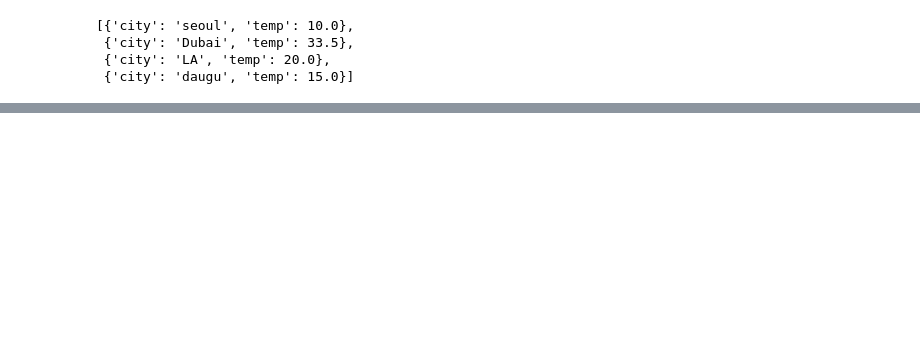
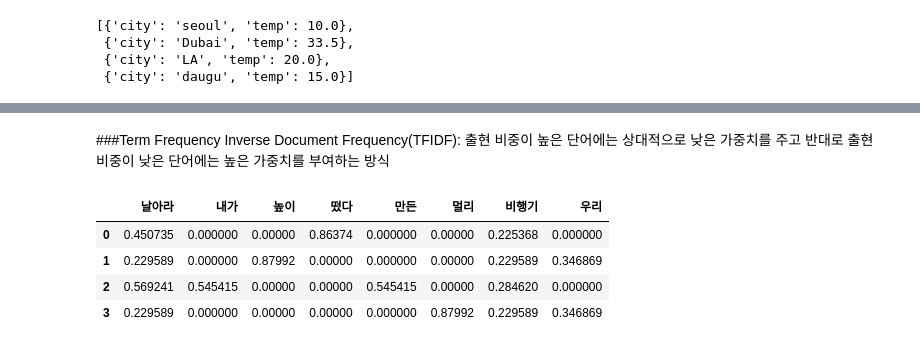
Before and after one commit to chaehchaeh/MajorAI-MLTheory-Math-, a Jupyter notebook: 기계학습원리1_2.ipynb, the cells around one changed output, grey strips where cells are left out. Drawn from its saved outputs; the diff is of its cells as text; code cells hidden in the pictures; blank space fills up the shorter version.

```diff
--- a/기계학습원리1_2.ipynb
+++ b/기계학습원리1_2.ipynb
@@ -65,0 +149,16 @@ array(['city=Dubai', 'city=LA', 'city=seoul', 'temp'], dtype=object)
+# %% [markdown]
+###Term Frequency Inverse Document Frequency(TFIDF):
+출현 비중이 높은 단어에는 상대적으로 낮은 가중치를 주고 반대로 출현 비중이 낮은 단어에는 높은 가중치를 부여하는 방식
+# %%
+from sklearn.feature_extraction.text import TfidfVectorizer
+tfid=TfidfVectorizer()
+#높은 빈도는 낮은 가중치, 낮은 빈도는 높은 가중치
+x2=tfid.fit_transform(text).toarray()
+x3=pd.DataFrame(x2,columns=tfid.get_feature_names_out())
+x3
+# %% [output]
+|  | 날아라 | 내가 | 높이 | 떴다 | 만든 | 멀리 | 비행기 | 우리 |
+| 0 | 0.450735 | 0.000000 | 0.00000 | 0.86374 | 0.000000 | 0.00000 | 0.225368 | 0.000000 |
+| 1 | 0.229589 | 0.000000 | 0.87992 | 0.00000 | 0.000000 | 0.00000 | 0.229589 | 0.346869 |
+| 2 | 0.569241 | 0.545415 | 0.00000 | 0.00000 | 0.545415 | 0.00000 | 0.284620 | 0.000000 |
+| 3 | 0.229589 | 0.000000 | 0.00000 | 0.00000 | 0.000000 | 0.87992 | 0.229589 | 0.346869 |
```
Also changed, not shown: parts of 20 cells of this notebook.
